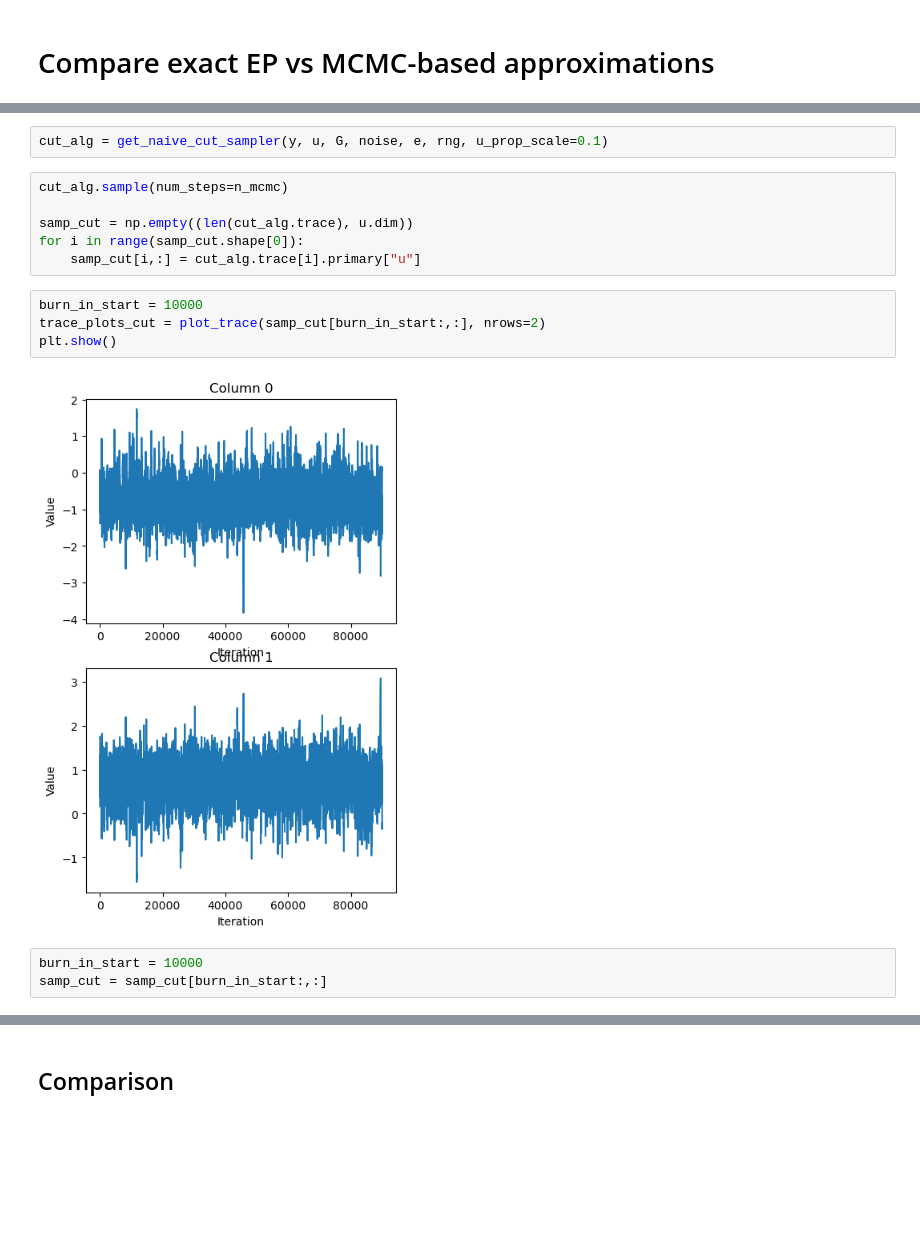
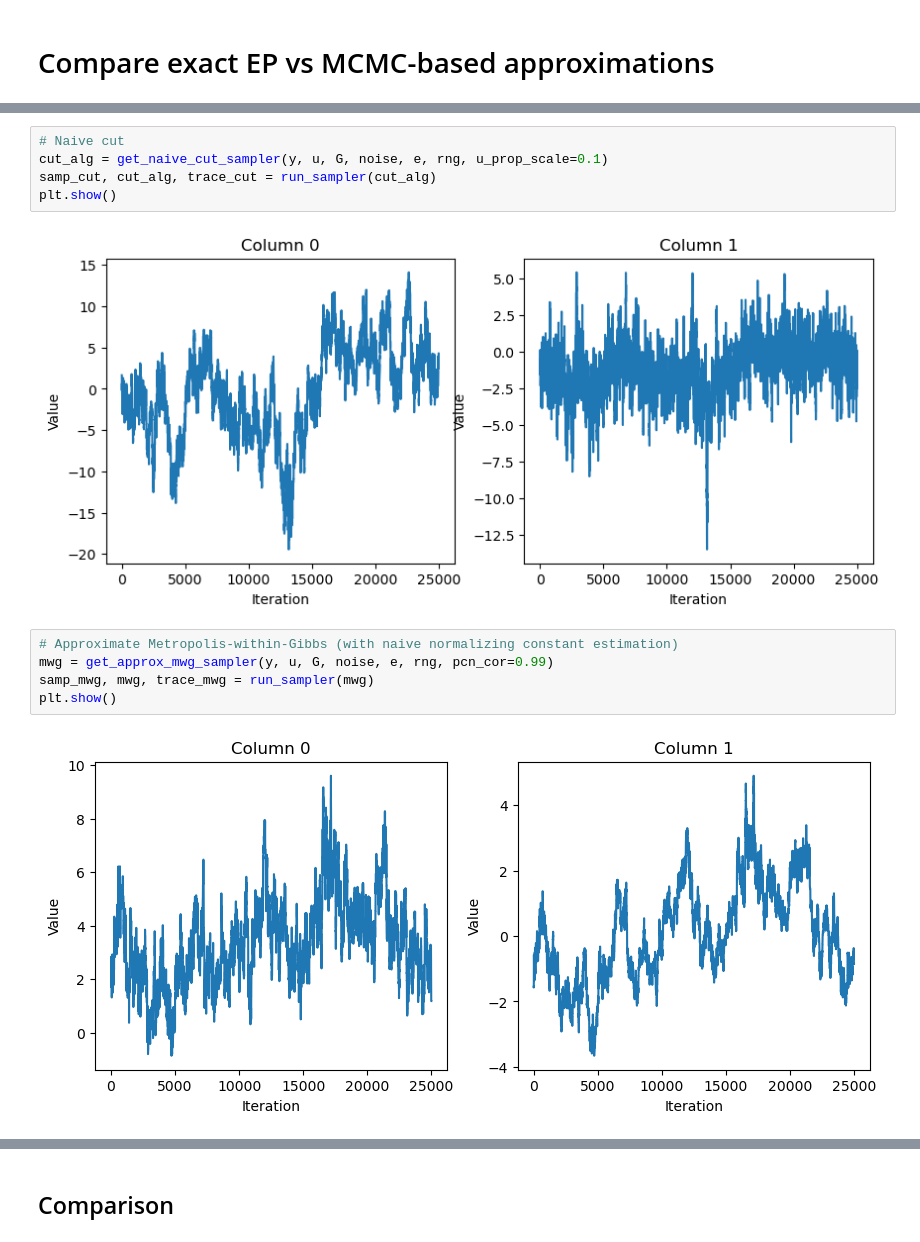
Before and after one commit to arob5/Bayesian-inference-with-surrogates, a Jupyter notebook: experiments/linear_Gaussian/linear_Gaussian_experiment.ipynb, the cells around one changed output, grey strips where cells are left out. Drawn from its saved outputs; the diff is of its cells as text; blank space fills up the shorter version.

```diff
--- a/experiments/linear_Gaussian/linear_Gaussian_experiment.ipynb
+++ b/experiments/linear_Gaussian/linear_Gaussian_experiment.ipynb
@@ -91,17 +77,14 @@ samp_mcmc = samp_mcmc[burn_in_start:,:]
-# %%
-cut_alg = get_naive_cut_sampler(y, u, G, noise, e, rng, u_prop_scale=0.1)
-# %%
-cut_alg.sample(num_steps=n_mcmc)
-
-samp_cut = np.empty((len(cut_alg.trace), u.dim))
-for i in range(samp_cut.shape[0]):
-    samp_cut[i,:] = cut_alg.trace[i].primary["u"]
-# %%
-burn_in_start = 10000
-trace_plots_cut = plot_trace(samp_cut[burn_in_start:,:], nrows=2)
-plt.show()
-# %% [output]
-[figure, removed]
-# %%
-burn_in_start = 10000
-samp_cut = samp_cut[burn_in_start:,:]
+# %%
+# Naive cut
+cut_alg = get_naive_cut_sampler(y, u, G, noise, e, rng, u_prop_scale=0.1)
+samp_cut, cut_alg, trace_cut = run_sampler(cut_alg)
+plt.show()
+# %% [output]
+[figure, added]
+# %%
+# Approximate Metropolis-within-Gibbs (with naive normalizing constant estimation)
+mwg = get_approx_mwg_sampler(y, u, G, noise, e, rng, pcn_cor=0.99)
+samp_mwg, mwg, trace_mwg = run_sampler(mwg)
+plt.show()
+# %% [output]
+[figure, added]
```
Also changed, not shown: parts of 12 cells of this notebook, 2 other files.
